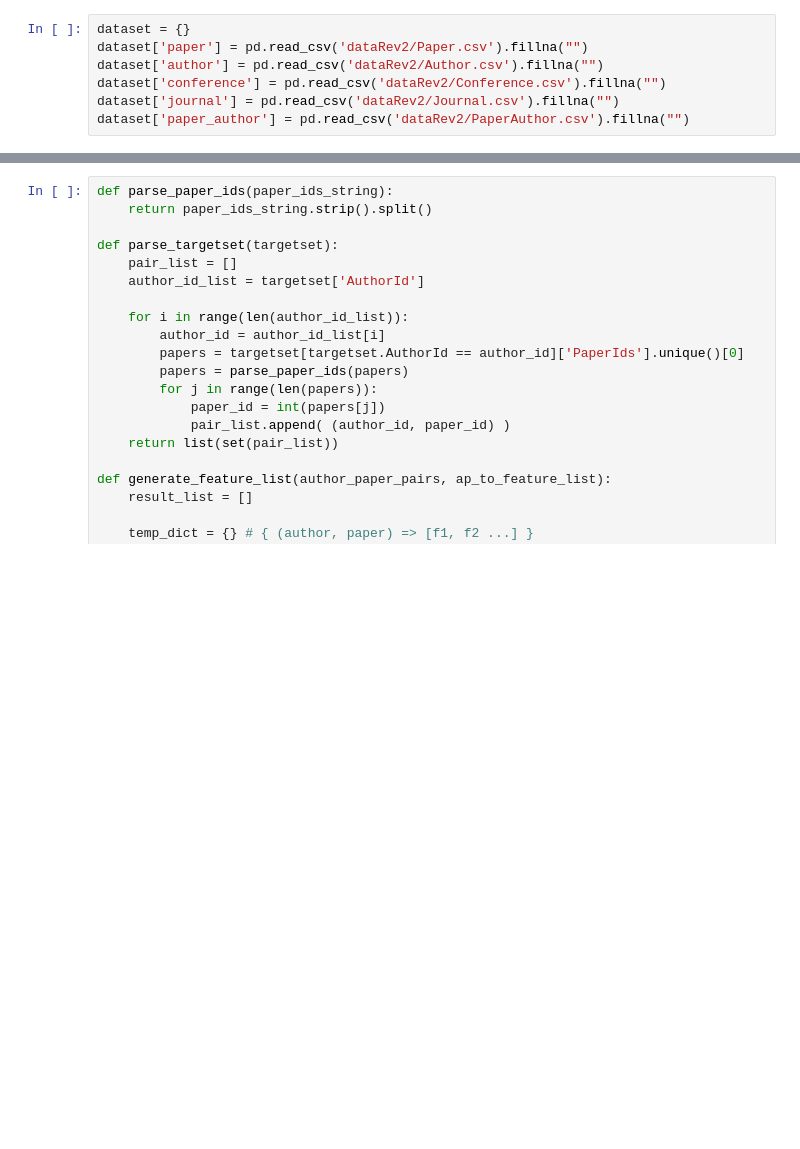
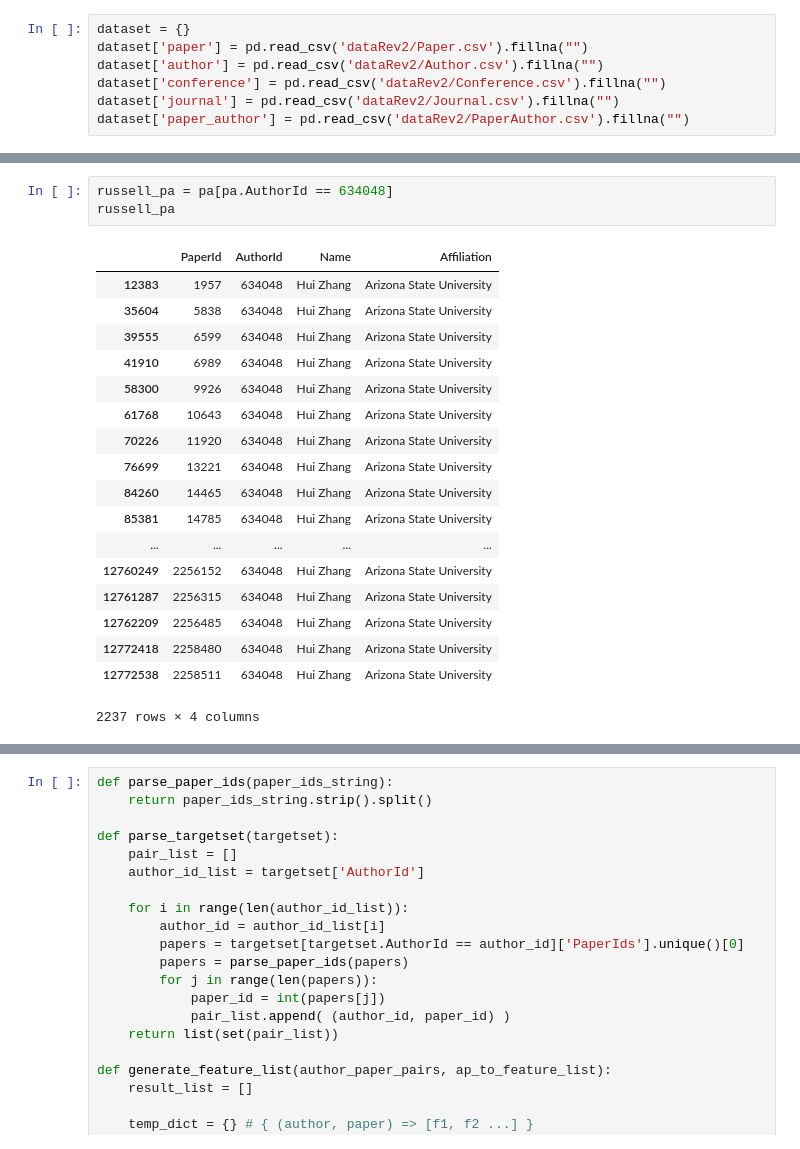
Before and after one commit to thao9611/KDD-Cup, a Jupyter notebook: Kamil's area - Copy.ipynb, the cells around one changed output, grey strips where cells are left out. Cells and saved outputs as stored; diff of their text form; blank space fills up the shorter version.

```diff
--- a/Kamil's area - Copy.ipynb
+++ b/Kamil's area - Copy.ipynb
@@ -11,0 +112,22 @@ dataset['paper_author'] = pd.read_csv('dataRev2/PaperAuthor.csv').fillna("")
+# %%
+russell_pa = pa[pa.AuthorId == 634048]
+russell_pa
+# %% [output]
+|  | PaperId | AuthorId | Name | Affiliation |
+| 12383 | 1957 | 634048 | Hui Zhang | Arizona State University |
+| 35604 | 5838 | 634048 | Hui Zhang | Arizona State University |
+| 39555 | 6599 | 634048 | Hui Zhang | Arizona State University |
+| 41910 | 6989 | 634048 | Hui Zhang | Arizona State University |
+| 58300 | 9926 | 634048 | Hui Zhang | Arizona State University |
+| 61768 | 10643 | 634048 | Hui Zhang | Arizona State University |
+| 70226 | 11920 | 634048 | Hui Zhang | Arizona State University |
+| 76699 | 13221 | 634048 | Hui Zhang | Arizona State University |
+| 84260 | 14465 | 634048 | Hui Zhang | Arizona State University |
+| 85381 | 14785 | 634048 | Hui Zhang | Arizona State University |
+| ... | ... | ... | ... | ... |
+| 12760249 | 2256152 | 634048 | Hui Zhang | Arizona State University |
+| 12761287 | 2256315 | 634048 | Hui Zhang | Arizona State University |
+| 12762209 | 2256485 | 634048 | Hui Zhang | Arizona State University |
+| 12772418 | 2258480 | 634048 | Hui Zhang | Arizona State University |
+| 12772538 | 2258511 | 634048 | Hui Zhang | Arizona State University |
+2237 rows × 4 columns
```
Also changed, not shown: parts of 9 cells of this notebook, 1 other file.
